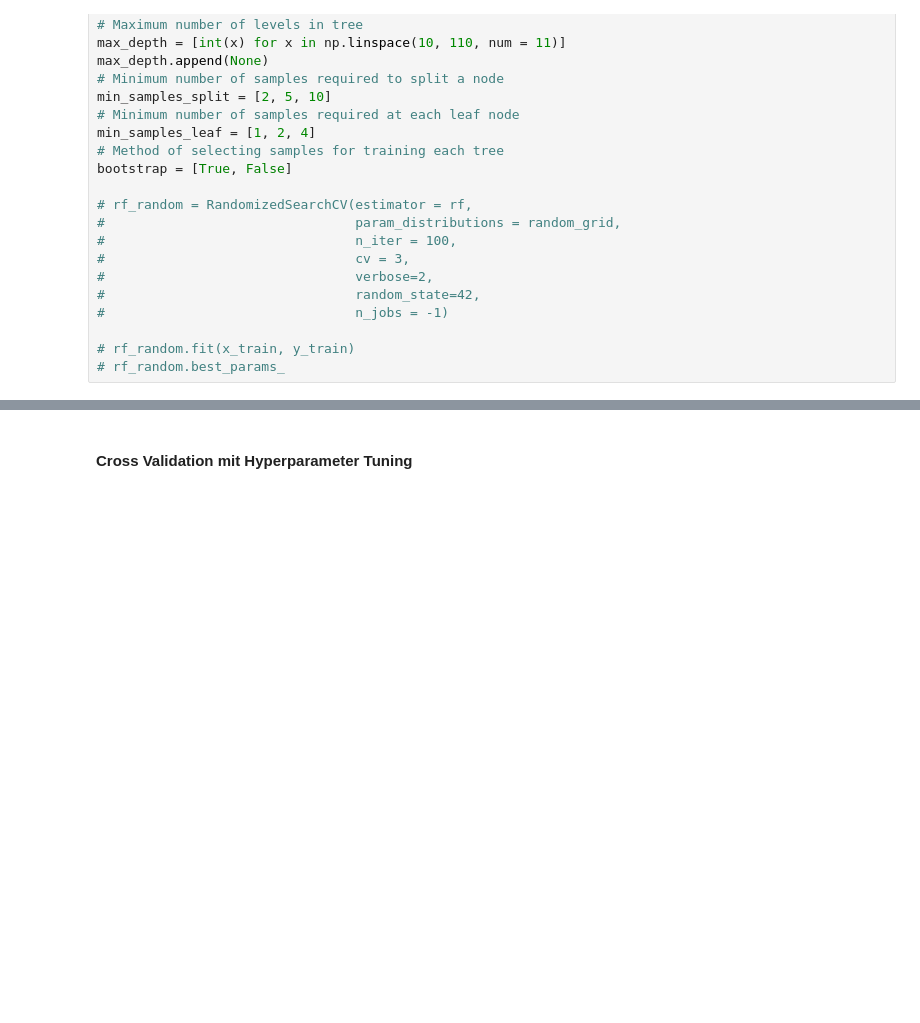
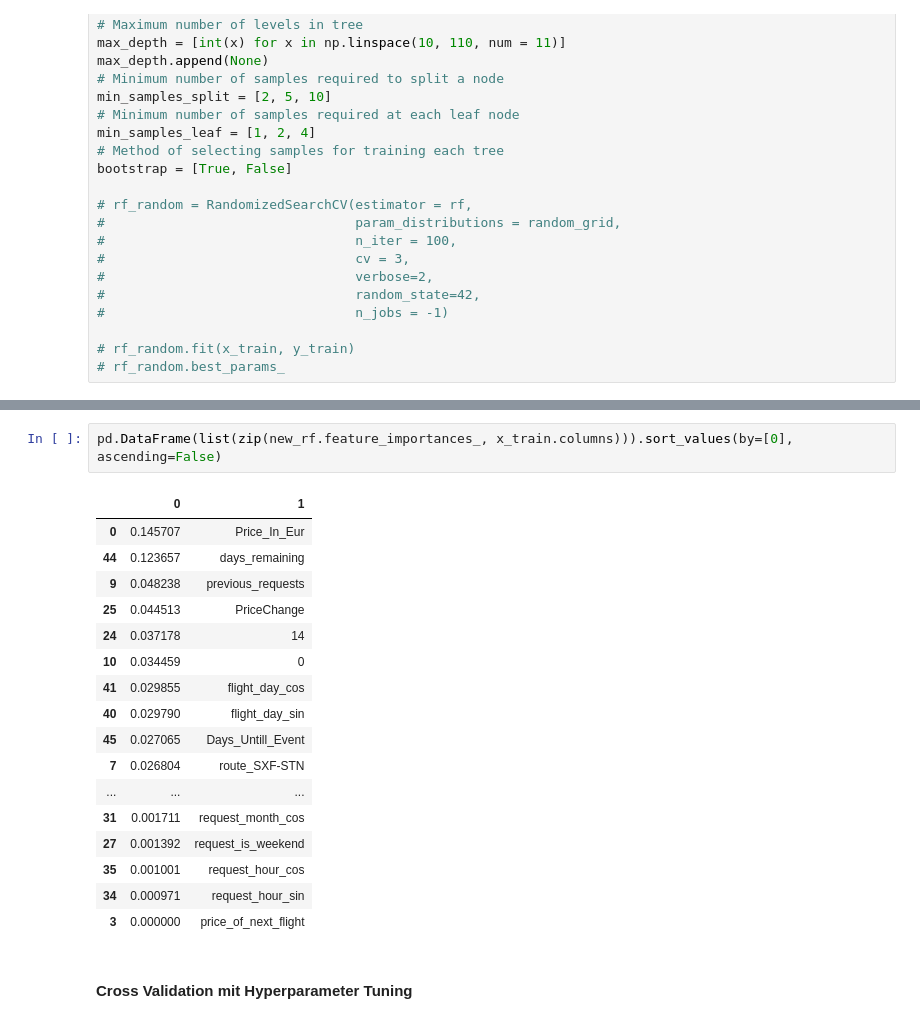
Before and after one commit to max-gmann/DataMiningWaitOrBuy, a Jupyter notebook: Notebooks/3. Model Selection.ipynb, the cells around one changed output, grey strips where cells are left out. Cells and saved outputs as stored; diff of their text form; blank space fills up the shorter version.

```diff
--- a/Notebooks/3. Model Selection.ipynb
+++ b/Notebooks/3. Model Selection.ipynb
@@ -297,3 +409,23 @@ RandomForestClassifier(bootstrap=False, max_depth=16, max_features=0.5,
+# %%
+pd.DataFrame(list(zip(new_rf.feature_importances_, x_train.columns))).sort_values(by=[0], ascending=False)
+# %% [output]
+|  | 0 | 1 |
+| 0 | 0.145707 | Price_In_Eur |
+| 44 | 0.123657 | days_remaining |
+| 9 | 0.048238 | previous_requests |
+| 25 | 0.044513 | PriceChange |
+| 24 | 0.037178 | 14 |
+| 10 | 0.034459 | 0 |
+| 41 | 0.029855 | flight_day_cos |
+| 40 | 0.029790 | flight_day_sin |
+| 45 | 0.027065 | Days_Untill_Event |
+| 7 | 0.026804 | route_SXF-STN |
+| ... | ... | ... |
+| 31 | 0.001711 | request_month_cos |
+| 27 | 0.001392 | request_is_weekend |
+| 35 | 0.001001 | request_hour_cos |
+| 34 | 0.000971 | request_hour_sin |
+| 3 | 0.000000 | price_of_next_flight |
 # %% [markdown]
 #### Cross Validation mit Hyperparameter Tuning
 # %%
```
Also changed, not shown: parts of 43 cells of this notebook, 9 other files.
